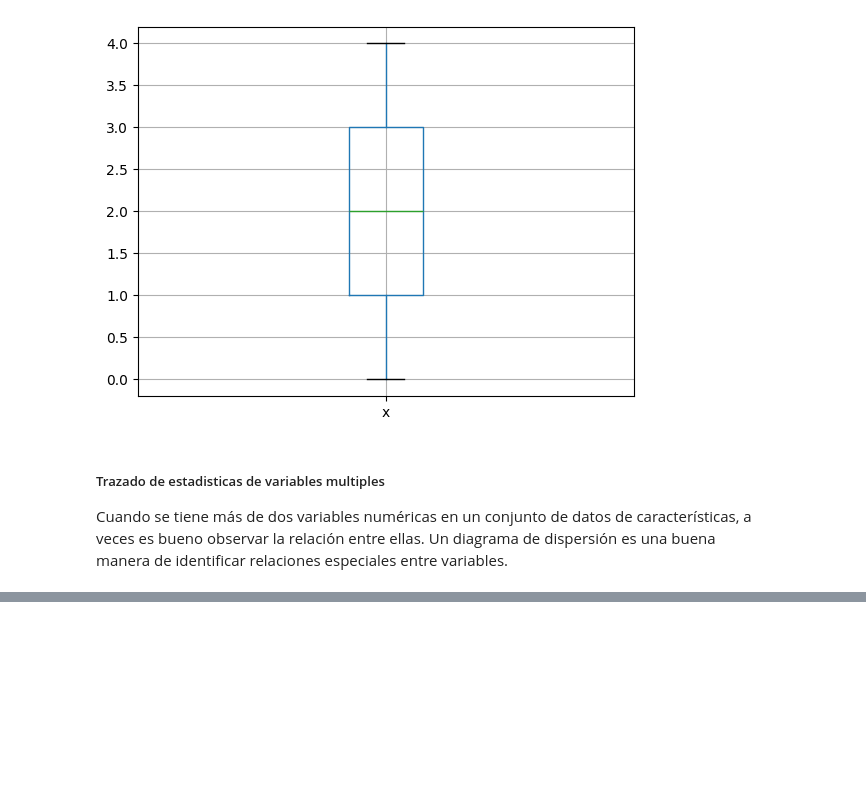
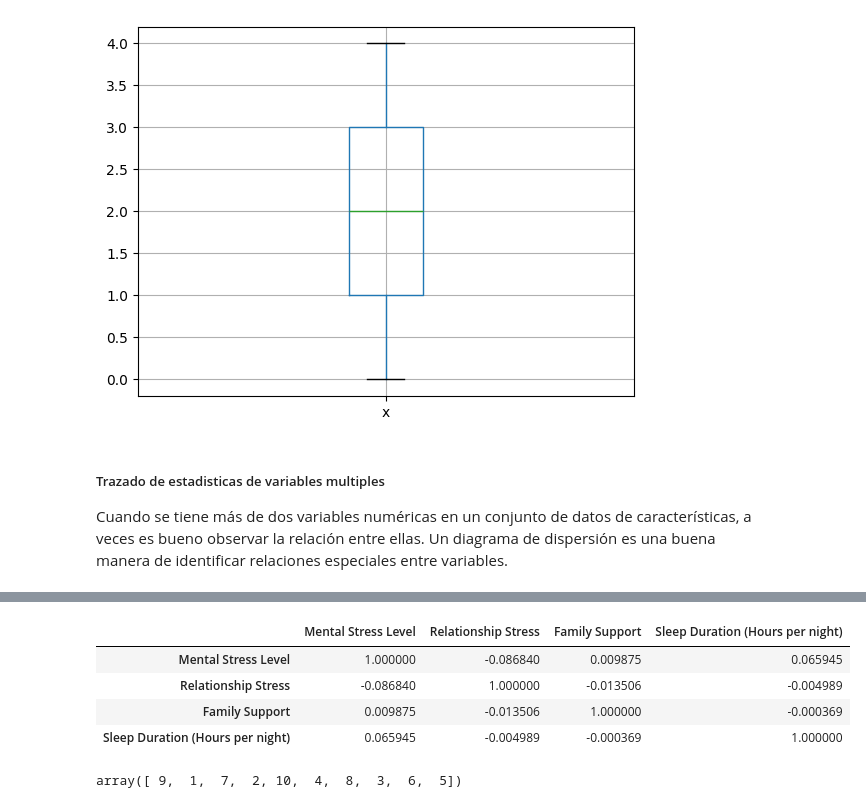
Before and after one commit to LindaFPayeras/MACHINE_LEARNING, a Jupyter notebook: Teoria_ML_AWS.ipynb, the cells around one changed output, grey strips where cells are left out. Drawn from its saved outputs; the diff is of its cells as text; code cells hidden in the pictures; blank space fills up the shorter version.

```diff
--- a/Teoria_ML_AWS.ipynb
+++ b/Teoria_ML_AWS.ipynb
@@ -294,0 +297,12 @@ array([[<Axes: xlabel='Mental Stress Level', ylabel='Mental Stress Level'>,
+# %%
+df[column_names].corr(method="spearman")
+# %% [output]
+|  | Mental Stress Level | Relationship Stress | Family Support | Sleep Duration (Hours per night) |
+| Mental Stress Level | 1.000000 | -0.086840 | 0.009875 | 0.065945 |
+| Relationship Stress | -0.086840 | 1.000000 | -0.013506 | -0.004989 |
+| Family Support | 0.009875 | -0.013506 | 1.000000 | -0.000369 |
+| Sleep Duration (Hours per night) | 0.065945 | -0.004989 | -0.000369 | 1.000000 |
+# %%
+df_MH["Mental Stress Level"].unique()
+# %% [output]
+array([ 9,  1,  7,  2, 10,  4,  8,  3,  6,  5])
```
Also changed, not shown: parts of 2 cells of this notebook.
